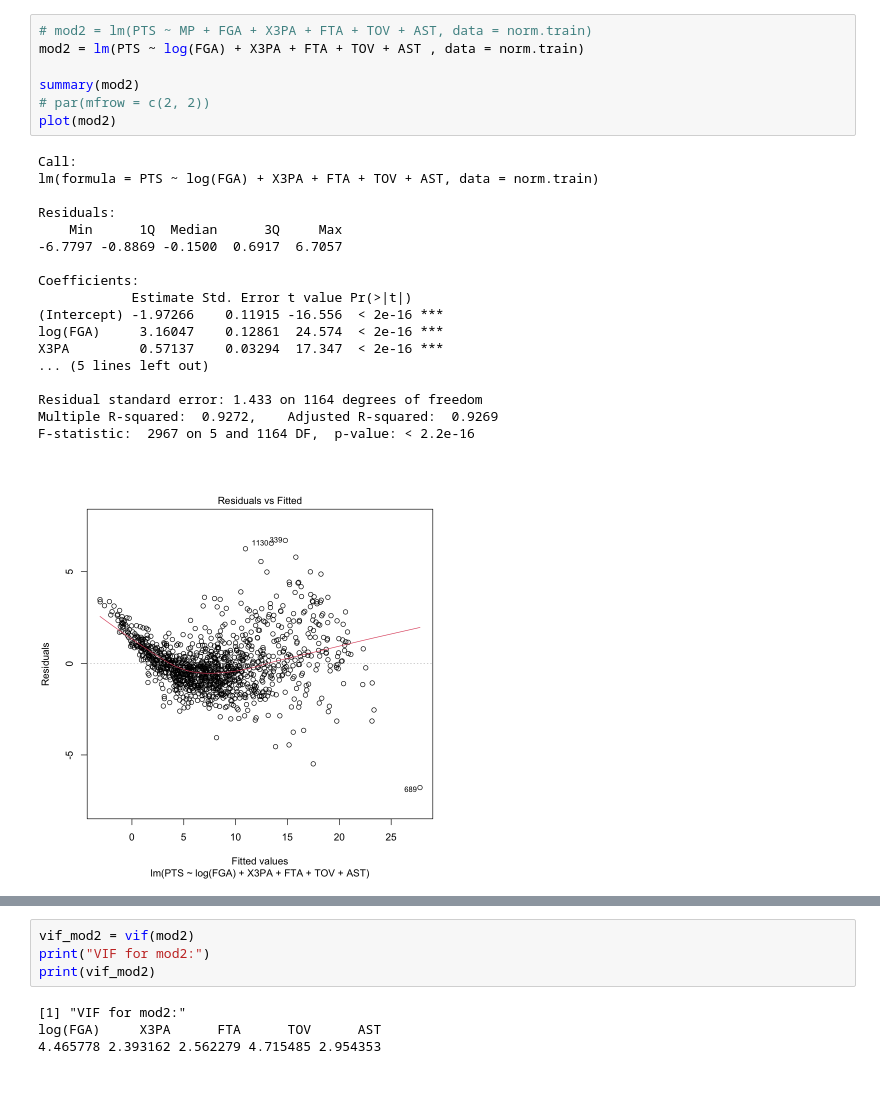
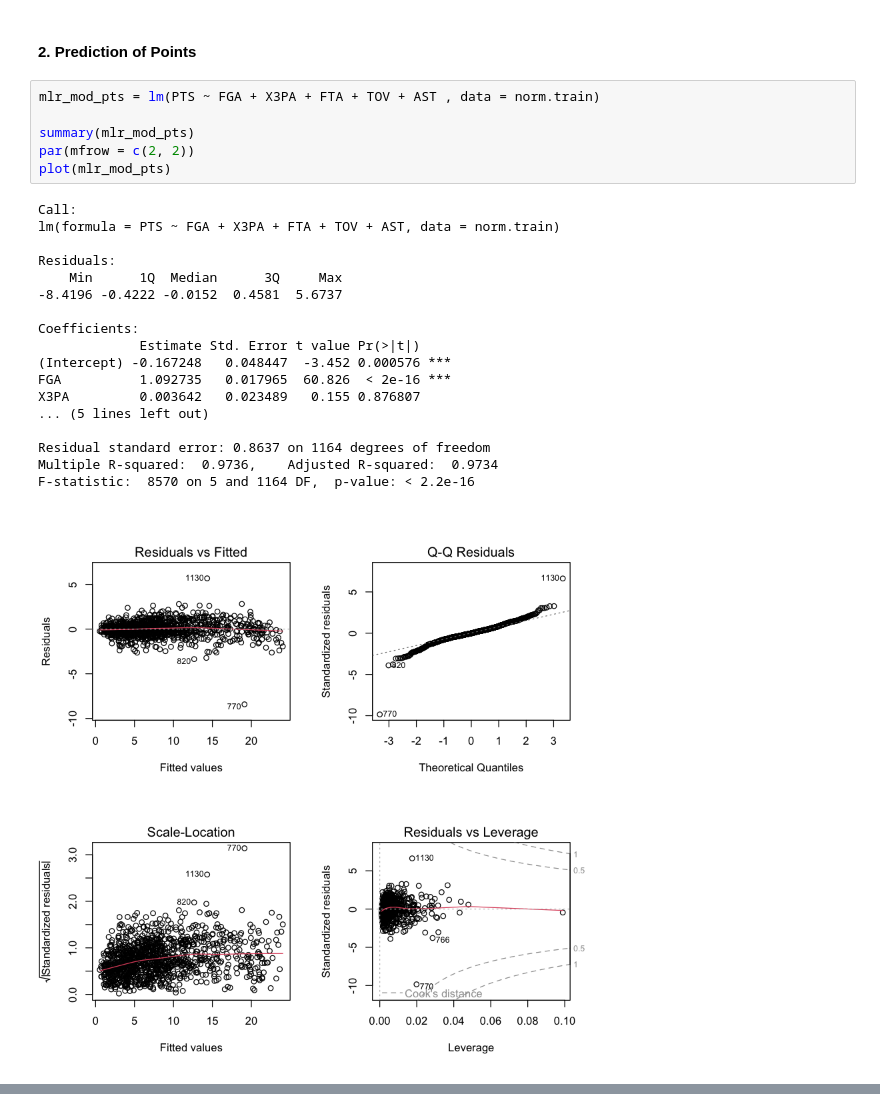
Before and after one commit to prnv19/NBA-Analytics-Using-R, a Jupyter notebook: LinearRegression.ipynb, the cells around one changed output, grey strips where cells are left out. Saved outputs shown, nothing was run; the diff lists cells and outputs as text; blank space fills up the shorter version.

```diff
--- a/LinearRegression.ipynb
+++ b/LinearRegression.ipynb
@@ -147,26 +95,27 @@ Predicting Points Scored (PTS)
+# %% [markdown]
+#### 2. Prediction of Points
 # %%
-# mod2 = lm(PTS ~ MP + FGA + X3PA + FTA + TOV + AST, data = norm.train)
-mod2 = lm(PTS ~ log(FGA) + X3PA + FTA + TOV + AST , data = norm.train)
+mlr_mod_pts = lm(PTS ~ FGA + X3PA + FTA + TOV + AST , data = norm.train)
 
-summary(mod2)
-# par(mfrow = c(2, 2))
-plot(mod2)
+summary(mlr_mod_pts)
+par(mfrow = c(2, 2))
+plot(mlr_mod_pts)
 # %% [output]
 Call:
-lm(formula = PTS ~ log(FGA) + X3PA + FTA + TOV + AST, data = norm.train)
+lm(formula = PTS ~ FGA + X3PA + FTA + TOV + AST, data = norm.train)
 
 Residuals:
     Min      1Q  Median      3Q     Max
--6.7797 -0.8869 -0.1500  0.6917  6.7057
+-8.4196 -0.4222 -0.0152  0.4581  5.6737
 
 Coefficients:
-            Estimate Std. Error t value Pr(>|t|)
-(Intercept) -1.97266    0.11915 -16.556  < 2e-16 ***
-log(FGA)     3.16047    0.12861  24.574  < 2e-16 ***
-X3PA         0.57137    0.03294  17.347  < 2e-16 ***
+             Estimate Std. Error t value Pr(>|t|)
+(Intercept) -0.167248   0.048447  -3.452 0.000576 ***
+FGA          1.092735   0.017965  60.826  < 2e-16 ***
+X3PA         0.003642   0.023489   0.155 0.876807
 ... (5 lines left out)
 
-Residual standard error: 1.433 on 1164 degrees of freedom
-Multiple R-squared:  0.9272,    Adjusted R-squared:  0.9269
-F-statistic:  2967 on 5 and 1164 DF,  p-value: < 2.2e-16
+Residual standard error: 0.8637 on 1164 degrees of freedom
+Multiple R-squared:  0.9736,    Adjusted R-squared:  0.9734
+F-statistic:  8570 on 5 and 1164 DF,  p-value: < 2.2e-16
-[figure, old version]
+[figure, new version]
@@ -176,8 +121,0 @@ F-statistic:  2967 on 5 and 1164 DF,  p-value: < 2.2e-16
-# %%
-vif_mod2 = vif(mod2)
-print("VIF for mod2:")
-print(vif_mod2)
-# %% [output]
-[1] "VIF for mod2:"
-log(FGA)     X3PA      FTA      TOV      AST
-4.465778 2.393162 2.562279 4.715485 2.954353
```
Also changed, not shown: parts of 14 cells of this notebook, 2 other files.
